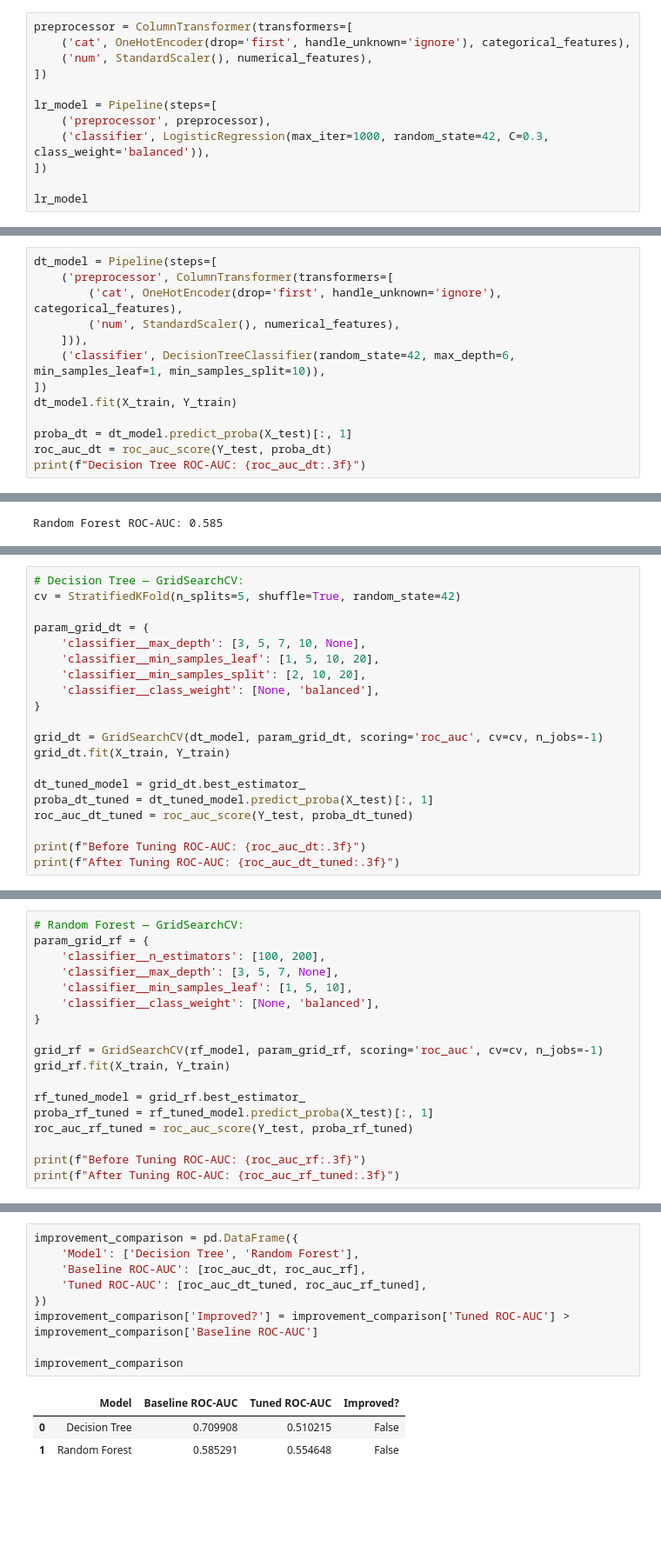
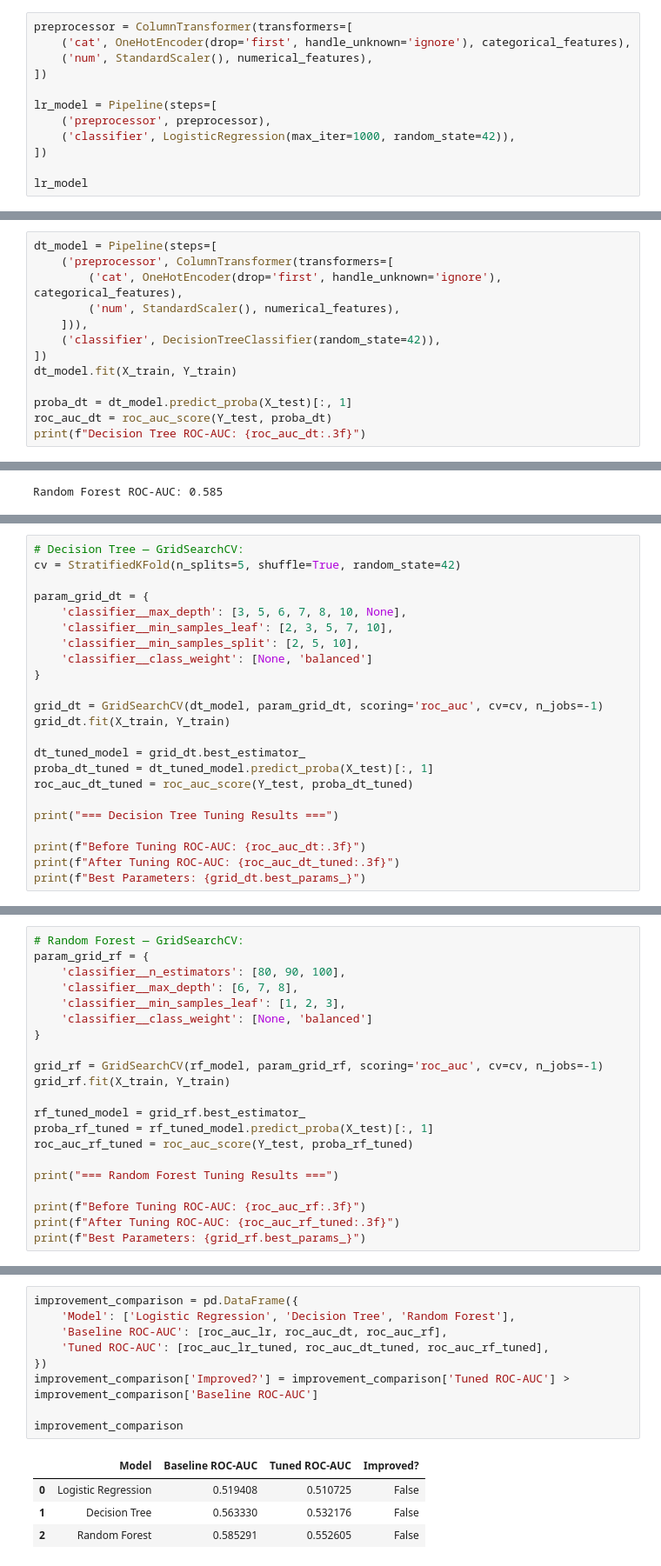
Before and after one commit to NavidulHoque/healthcare_appointment_analysis, a Jupyter notebook: python-analysis/03_predictive_modeling.ipynb, the cells around one changed output, grey strips where cells are left out. Shown at 87% size. Drawn from its saved outputs; the diff is of its cells as text; blank space fills up the shorter version.

```diff
--- a/python-analysis/03_predictive_modeling.ipynb
+++ b/python-analysis/03_predictive_modeling.ipynb
@@ -255,7 +255,7 @@ preprocessor = ColumnTransformer(transformers=[
 
 lr_model = Pipeline(steps=[
     ('preprocessor', preprocessor),
-    ('classifier', LogisticRegression(max_iter=1000, random_state=42, C=0.3, class_weight='balanced')),
+    ('classifier', LogisticRegression(max_iter=1000, random_state=42)),
 ])
 
 lr_model
@@ -496,7 +495,7 @@ dt_model = Pipeline(steps=[
         ('cat', OneHotEncoder(drop='first', handle_unknown='ignore'), categorical_features),
         ('num', StandardScaler(), numerical_features),
     ])),
-    ('classifier', DecisionTreeClassifier(random_state=42, max_depth=6, min_samples_leaf=1, min_samples_split=10)),
+    ('classifier', DecisionTreeClassifier(random_state=42)),
 ])
 dt_model.fit(X_train, Y_train)
 
@@ -564,10 +596,10 @@ Testing whether `GridSearchCV` hyperparameter tuning (Decision Tree, Random Fore
 cv = StratifiedKFold(n_splits=5, shuffle=True, random_state=42)
 
 param_grid_dt = {
-    'classifier__max_depth': [3, 5, 7, 10, None],
-    'classifier__min_samples_leaf': [1, 5, 10, 20],
-    'classifier__min_samples_split': [2, 10, 20],
-    'classifier__class_weight': [None, 'balanced'],
+    'classifier__max_depth': [3, 5, 6, 7, 8, 10, None],
+    'classifier__min_samples_leaf': [2, 3, 5, 7, 10],
+    'classifier__min_samples_split': [2, 5, 10],
+    'classifier__class_weight': [None, 'balanced']
 }
 
 grid_dt = GridSearchCV(dt_model, param_grid_dt, scoring='roc_auc', cv=cv, n_jobs=-1)
@@ -577,6 +609,9 @@ dt_tuned_model = grid_dt.best_estimator_
 proba_dt_tuned = dt_tuned_model.predict_proba(X_test)[:, 1]
 roc_auc_dt_tuned = roc_auc_score(Y_test, proba_dt_tuned)
 
+print("=== Decision Tree Tuning Results ===")
+
 print(f"Before Tuning ROC-AUC: {roc_auc_dt:.3f}")
 print(f"After Tuning ROC-AUC: {roc_auc_dt_tuned:.3f}")
+print(f"Best Parameters: {grid_dt.best_params_}")
 # %% [output]
@@ -585,10 +622,10 @@ After Tuning ROC-AUC: 0.510
 # %%
 # Random Forest — GridSearchCV:
 param_grid_rf = {
-    'classifier__n_estimators': [100, 200],
-    'classifier__max_depth': [3, 5, 7, None],
-    'classifier__min_samples_leaf': [1, 5, 10],
-    'classifier__class_weight': [None, 'balanced'],
+    'classifier__n_estimators': [80, 90, 100],
+    'classifier__max_depth': [6, 7, 8],
+    'classifier__min_samples_leaf': [1, 2, 3],
+    'classifier__class_weight': [None, 'balanced']
 }
 
 grid_rf = GridSearchCV(rf_model, param_grid_rf, scoring='roc_auc', cv=cv, n_jobs=-1)
@@ -598,6 +635,9 @@ rf_tuned_model = grid_rf.best_estimator_
 proba_rf_tuned = rf_tuned_model.predict_proba(X_test)[:, 1]
 roc_auc_rf_tuned = roc_auc_score(Y_test, proba_rf_tuned)
 
+print("=== Random Forest Tuning Results ===")
+
 print(f"Before Tuning ROC-AUC: {roc_auc_rf:.3f}")
 print(f"After Tuning ROC-AUC: {roc_auc_rf_tuned:.3f}")
+print(f"Best Parameters: {grid_rf.best_params_}")
 # %% [output]
@@ -606,16 +648,17 @@ After Tuning ROC-AUC: 0.555
 # %%
 improvement_comparison = pd.DataFrame({
-    'Model': ['Decision Tree', 'Random Forest'],
-    'Baseline ROC-AUC': [roc_auc_dt, roc_auc_rf],
-    'Tuned ROC-AUC': [roc_auc_dt_tuned, roc_auc_rf_tuned],
+    'Model': ['Logistic Regression', 'Decision Tree', 'Random Forest'],
+    'Baseline ROC-AUC': [roc_auc_lr, roc_auc_dt, roc_auc_rf],
+    'Tuned ROC-AUC': [roc_auc_lr_tuned, roc_auc_dt_tuned, roc_auc_rf_tuned],
 })
 improvement_comparison['Improved?'] = improvement_comparison['Tuned ROC-AUC'] > improvement_comparison['Baseline ROC-AUC']
 
 improvement_comparison
 # %% [output]
 |  | Model | Baseline ROC-AUC | Tuned ROC-AUC | Improved? |
-| 0 | Decision Tree | 0.709908 | 0.510215 | False |
-| 1 | Random Forest | 0.585291 | 0.554648 | False |
+| 0 | Logistic Regression | 0.519408 | 0.510725 | False |
+| 1 | Decision Tree | 0.563330 | 0.532176 | False |
+| 2 | Random Forest | 0.585291 | 0.552605 | False |
 # %%
 fig, ax = plt.subplots(figsize=(8, 5))
 x = np.arange(len(improvement_comparison))
```
Also changed, not shown: parts of 20 cells of this notebook, 1 other file.
